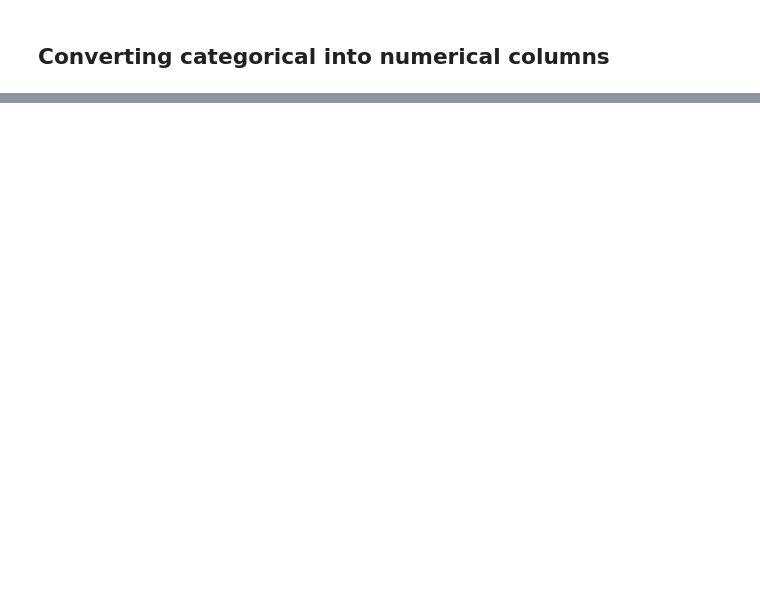
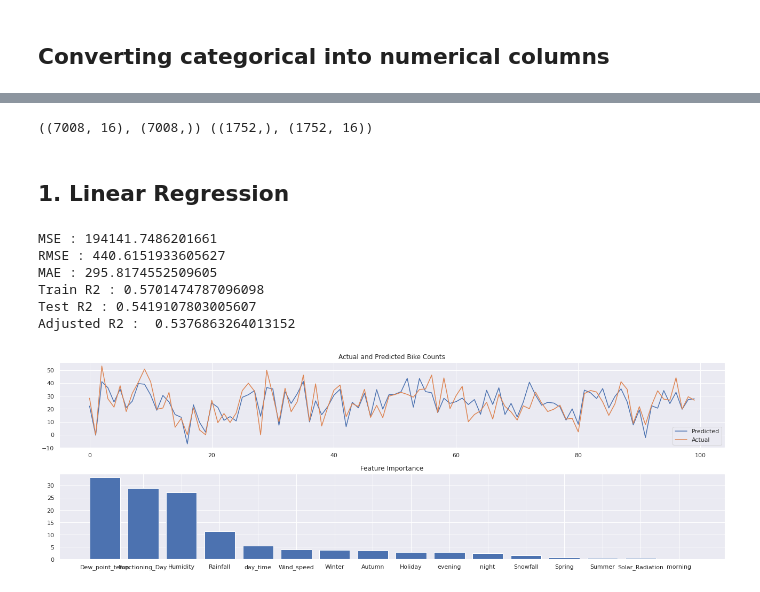
Before and after one commit to pavi-1994/bike_sharing_demand_prediction_capstone_project, a Jupyter notebook: Bike_Sharing_Demand_Prediction_Capstone_Project.ipynb, the cells around one changed output, grey strips where cells are left out. Saved outputs shown, nothing was run; the diff lists cells and outputs as text; code cells hidden in the pictures; blank space fills up the shorter version.

```diff
--- a/Bike_Sharing_Demand_Prediction_Capstone_Project.ipynb
+++ b/Bike_Sharing_Demand_Prediction_Capstone_Project.ipynb
@@ -1045,0 +1086,3 @@ features.extend(["Spring",'Summer','Autumn','Winter',"Holiday","Functioning_Day"
+# %%
+scaler = MinMaxScaler()
+X=scaler.fit(X).transform(X.astype(float))
@@ -1045,0 +1091,15 @@ features.extend(["Spring",'Summer','Autumn','Winter',"Holiday","Functioning_Day"
+# %%
+## Test-Train Split of Input Dataset
+# Splitting the data into train and test
+X_train, X_test, y_train, y_test = train_test_split(X, y, train_size=0.8, test_size=0.2, random_state=4)
+print((X_train.shape,  y_train.shape),(y_test.shape,X_test.shape))
+# %% [output]
+((7008, 16), (7008,)) ((1752,), (1752, 16))
+# %% [markdown]
+## 1. Linear Regression
+# %%
+#create a model of linear regression
+lr = LinearRegression()
+lr.fit(X_train,y_train)
+y_pred = lr.predict(X_test)
+y1,y2 = y_test**2,y_pred**2
@@ -1045,0 +1111,39 @@ features.extend(["Spring",'Summer','Autumn','Winter',"Holiday","Functioning_Day"
+# %%
+try:
+    importance = lr.feature_importances_
+    feature = features
+except:
+    importance = np.abs(lr.coef_)
+    feature = features
+indices = np.argsort(importance)
+indices = indices[::-1]
+# %%
+print("MSE :" , mse)
+print("RMSE :" ,rmse)
+print("MAE :" ,mean_absolute_error(a,p))
+print("Train R2 :", r2_score(y_train**2,lr.predict(X_train)**2))
+print("Test R2 :" ,r2)
+print("Adjusted R2 : ", 1-(1-r2)*((len(X_test)-1)/(len(X_test)-X_test.shape[1]-1)))
+# %% [output]
+MSE : 194141.7486201661
+RMSE : 440.6151933605627
+MAE : 295.8174552509605
+Train R2 : 0.5701474787096098
+Test R2 : 0.5419107803005607
+Adjusted R2 :  0.5376863264013152
+# %%
+# Plotting actual and predicted values and the feature importances:
+plt.figure(figsize=(18,6))
+plt.subplot(2,1,1)
+plt.plot((y_pred)[:100])
+plt.plot((np.array(y_test)[:100]))
+plt.legend(["Predicted","Actual"])
+plt.title('Actual and Predicted Bike Counts')
+plt.subplot(2,1,2)
+plt.bar(range(len(indices)),importance[indices])
+plt.xticks(range(len(indices)), [feature[i] for i in indices])
+plt.title('Feature Importance')
+plt.tight_layout()
+plt.show()
+# %% [output]
+[figure, added]
```
Also changed, not shown: parts of 18 cells of this notebook.
